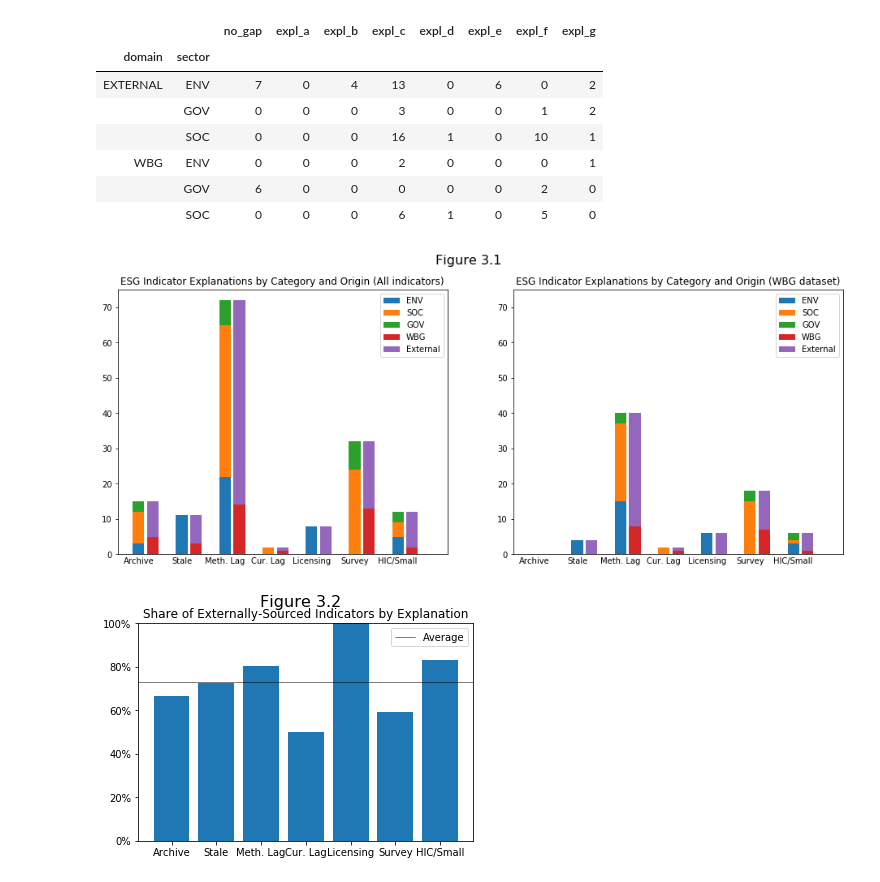
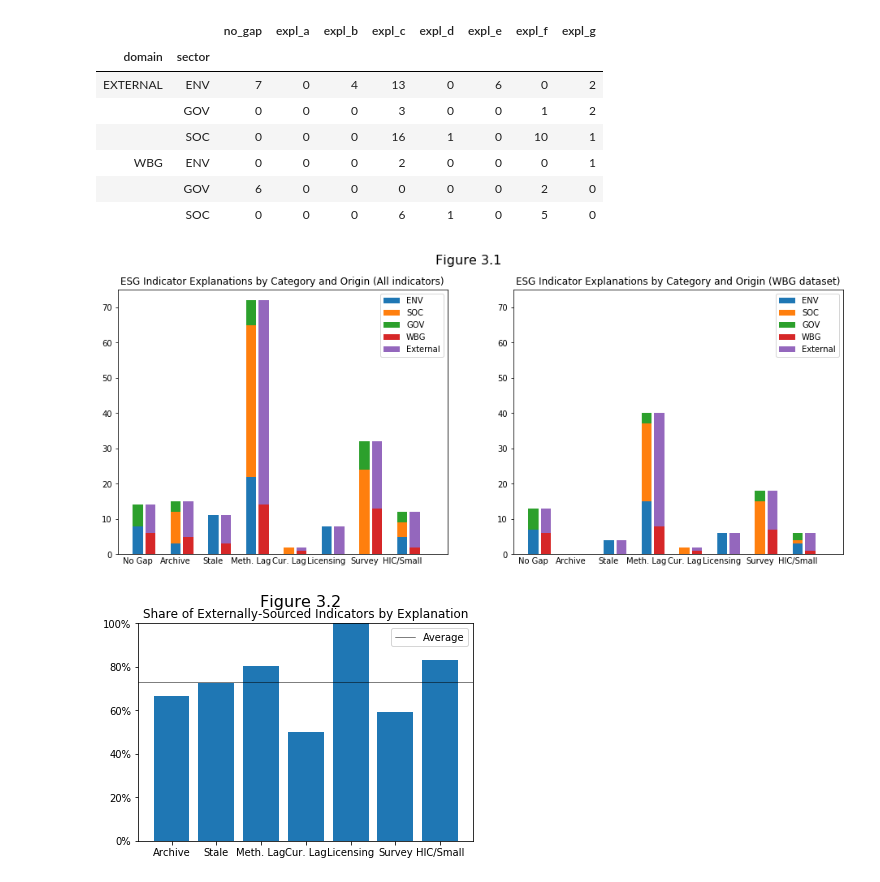
Before and after one commit to worldbank/ESG_gaps_research, a Jupyter notebook: python/summary-analysis.ipynb, the cells around one changed output. Drawn from its saved outputs; the diff is of its cells as text; code cells hidden in the pictures.

```diff
--- a/python/summary-analysis.ipynb
+++ b/python/summary-analysis.ipynb
@@ -124,37 +124,37 @@ wbg .groupby(['domain', 'sector']).sum()[explans]
 # plots
 def every_other(n,odd=True,fill=0):
     z = list(chain.from_iterable(list(map(lambda x: [fill,x,fill], n))))
     if odd:
         z = z[1:]
         z.append(fill)
 
     return z
 
 def plot_esg(limit):
     esg2 = esg[(esg['wbgv1']==1) | (not limit)]
-    sector_data = esg2.groupby(['sector']).sum()[expl_a_g]
-    origin_data = esg2.groupby(['domain']).sum()[expl_a_g]
+    sector_data = esg2.groupby(['sector']).sum()[explans]
+    origin_data = esg2.groupby(['domain']).sum()[explans]
     sx = range(0,len(sector_data.columns)*3)
 
     pEnv = plt.bar(sx, every_other(sector_data.loc['ENV']))
     pSoc = plt.bar(sx, every_other(sector_data.loc['SOC']),bottom=every_other(sector_data.loc['ENV']))
     pGov = plt.bar(sx, every_other(sector_data.loc['GOV']),bottom=every_other(sector_data.loc['ENV']+sector_data.loc['SOC']))
     pWbg = plt.bar(sx, every_other(origin_data.loc['WBG'],False))
     pExt = plt.bar(sx, every_other(origin_data.loc['EXTERNAL'],False),bottom=every_other(origin_data.loc['WBG'],False))
-    plt.xticks(sx, labels=every_other(['Archive', 'Stale', 'Meth. Lag', 'Cur. Lag', 'Licensing', 'Survey', 'HIC/Small'],fill=None))
+    plt.xticks(sx, labels=every_other(['No Gap', 'Archive', 'Stale', 'Meth. Lag', 'Cur. Lag', 'Licensing', 'Survey', 'HIC/Small'],fill=None))
     plt.tick_params(axis='x', length=0)
     plt.ylim(0, 75)
 
     plt.legend((pEnv, pSoc, pGov,pWbg, pExt), ('ENV', 'SOC', 'GOV', 'WBG', 'External'))
     plt.title('ESG Indicator Explanations by Category and Origin ({})'.format('WBG dataset' if limit else 'All indicators'))
 
 plt.figure(figsize=(16,6)).suptitle('Figure 3.1', fontsize=16)
 plt.subplot(1, 2, 1)
 plot_esg(False)
 plt.subplot(1, 2, 2)
 plot_esg(True)
 # %% [output]
-[figure, old version]
+[figure, new version]
 # %%
 import matplotlib.ticker as ticker
 
```
Also changed, not shown: parts of 9 cells of this notebook.
